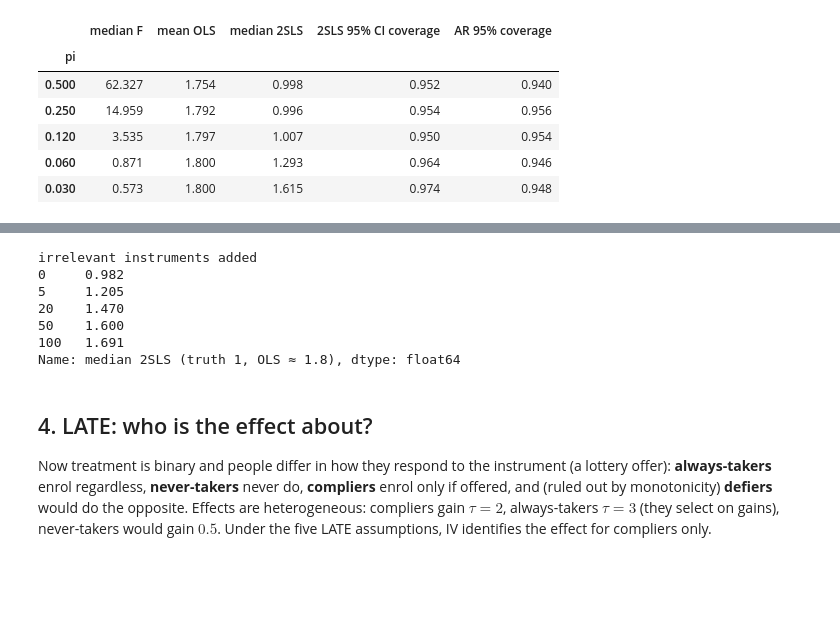
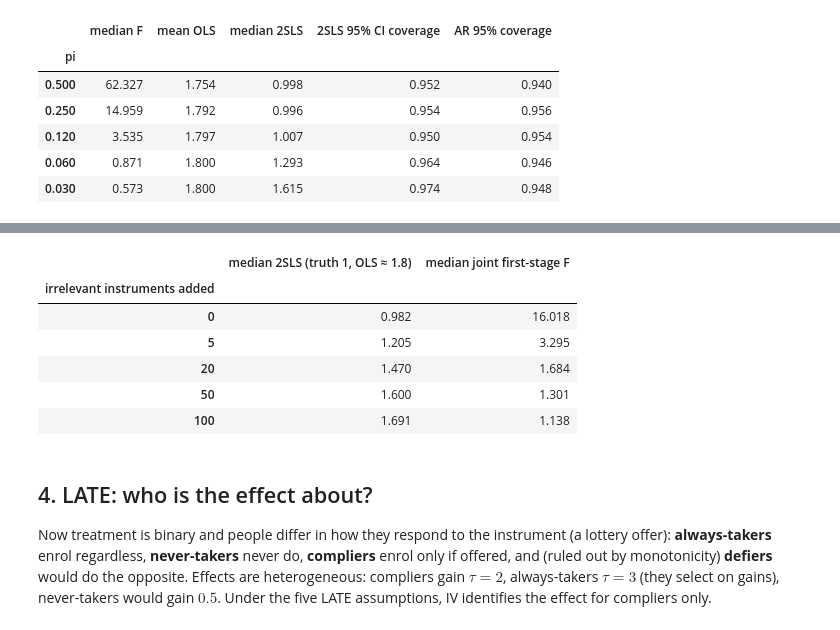
Before and after one commit to felixnoth/metrics-cgde, a Jupyter notebook: session-06-iv/instrumental_variables.ipynb, the cells around one changed output, grey strips where cells are left out. Drawn from its saved outputs; the diff is of its cells as text; code cells hidden in the pictures; blank space fills up the shorter version.

```diff
--- a/session-06-iv/instrumental_variables.ipynb
+++ b/session-06-iv/instrumental_variables.ipynb
@@ -180,21 +221,22 @@ $\hat d$ starts to pick up the endogenous part of $d$ through overfitting.
 # %%
 def many_weak(K, n=1000, reps=300, rng=rng):
-    b = []
+    b, F = [], []
     for _ in range(reps):
         df = iv_data(n, pi=0.25, rng=rng)
         Z = np.column_stack([df.z.values] + [rng.normal(size=n) for _ in range(K)])
-        b.append(tsls(df.y.values, df.d.values, Z)[0])
-    return np.median(b)
+        bb, _, FF = tsls(df.y.values, df.d.values, Z)
+        b.append(bb); F.append(FF)
+    return pd.Series({"median 2SLS (truth 1, OLS ≈ 1.8)": np.median(b), "median joint first-stage F": np.median(F)})
 
-pd.Series({K: many_weak(K) for K in [0, 5, 20, 50, 100]}, name="median 2SLS (truth 1, OLS ≈ 1.8)").rename_axis("irrelevant instruments added")
+pd.DataFrame({K: many_weak(K) for K in [0, 5, 20, 50, 100]}).T.rename_axis("irrelevant instruments added")
 # %% [output]
-irrelevant instruments added
-0     0.982
-5     1.205
-20    1.470
-50    1.600
-100   1.691
-Name: median 2SLS (truth 1, OLS ≈ 1.8), dtype: float64
+|  | median 2SLS (truth 1, OLS ≈ 1.8) | median joint first-stage F |
+| irrelevant instruments added |  |  |
+| 0 | 0.982 | 16.018 |
+| 5 | 1.205 | 3.295 |
+| 20 | 1.470 | 1.684 |
+| 50 | 1.600 | 1.301 |
+| 100 | 1.691 | 1.138 |
 # %% [markdown]
 ## 4. LATE: who is the effect about?
 
```
Also changed, not shown: parts of 10 cells of this notebook, 8 other files.
